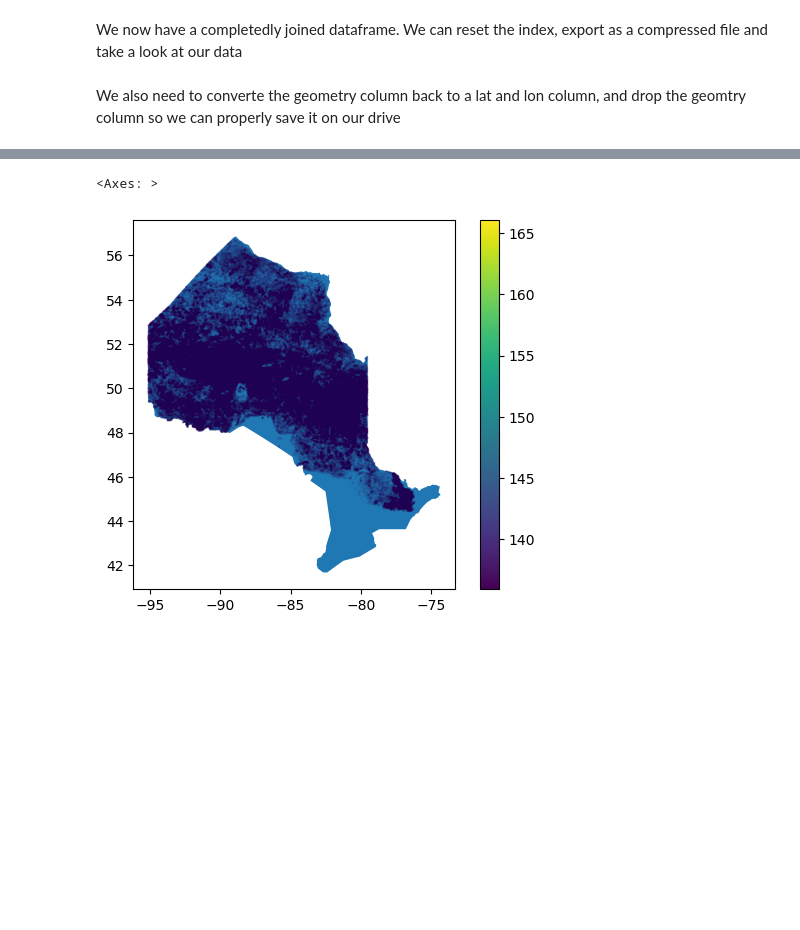
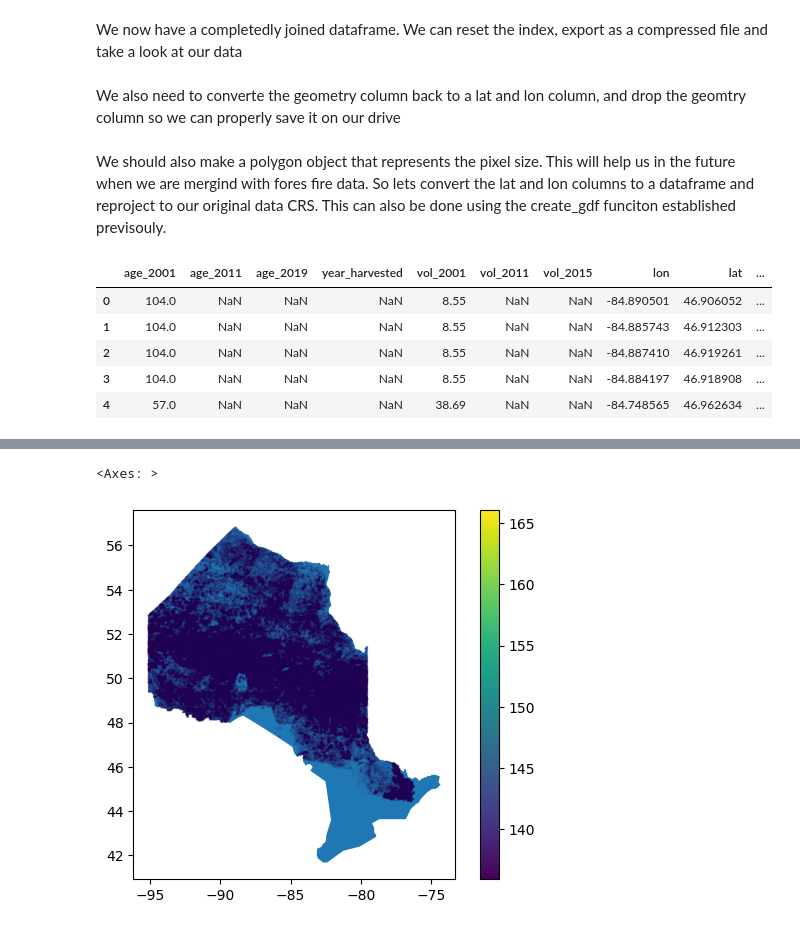
Before and after one commit to AntoinePepin6/Ontario-Geographers-Project, a Jupyter notebook: Forest Data 2 Create DataFrames.ipynb, the cells around one changed output, grey strips where cells are left out. Cells and saved outputs as stored; diff of their text form; code cells hidden in the pictures; blank space fills up the shorter version.

```diff
--- a/Forest Data 2 Create DataFrames.ipynb
+++ b/Forest Data 2 Create DataFrames.ipynb
@@ -659,3 +656,15 @@ We also need to converte the geometry column back to a lat and lon column, and d
 ON_joined['lon']=ON_joined.geometry.apply(lambda x: float(x.split()[1].strip("()")))
 ON_joined['lat']=ON_joined.geometry.apply(lambda x: float(x.split()[2].strip("()")))
 ON_joined = ON_joined.drop(columns='geometry')
+# %% [markdown]
+We should also make a polygon object that represents the pixel size. This will help us in the future when we are mergind with fores fire data. So lets convert the lat and lon columns to a dataframe and reproject to our original data CRS. This can also be done using the create_gdf funciton established previsouly.
+# %%
+ON_joined = pd.read_csv(r"I:\CME538 Project\CME538 Project\processed data ontario only\250m\Ontario_Forest_Data.csv.gz",compression='gzip',index_col=0)
+ON_joined.head()
+# %% [output]
+|  | age_2001 | age_2011 | age_2019 | year_harvested | vol_2001 | vol_2011 | vol_2015 | lon | lat | ... |
+| 0 | 104.0 | NaN | NaN | NaN | 8.55 | NaN | NaN | -84.890501 | 46.906052 | ... |
+| 1 | 104.0 | NaN | NaN | NaN | 8.55 | NaN | NaN | -84.885743 | 46.912303 | ... |
+| 2 | 104.0 | NaN | NaN | NaN | 8.55 | NaN | NaN | -84.887410 | 46.919261 | ... |
+| 3 | 104.0 | NaN | NaN | NaN | 8.55 | NaN | NaN | -84.884197 | 46.918908 | ... |
+| 4 | 57.0 | NaN | NaN | NaN | 38.69 | NaN | NaN | -84.748565 | 46.962634 | ... |
```
Also changed, not shown: parts of 43 cells of this notebook, 1 other file.
